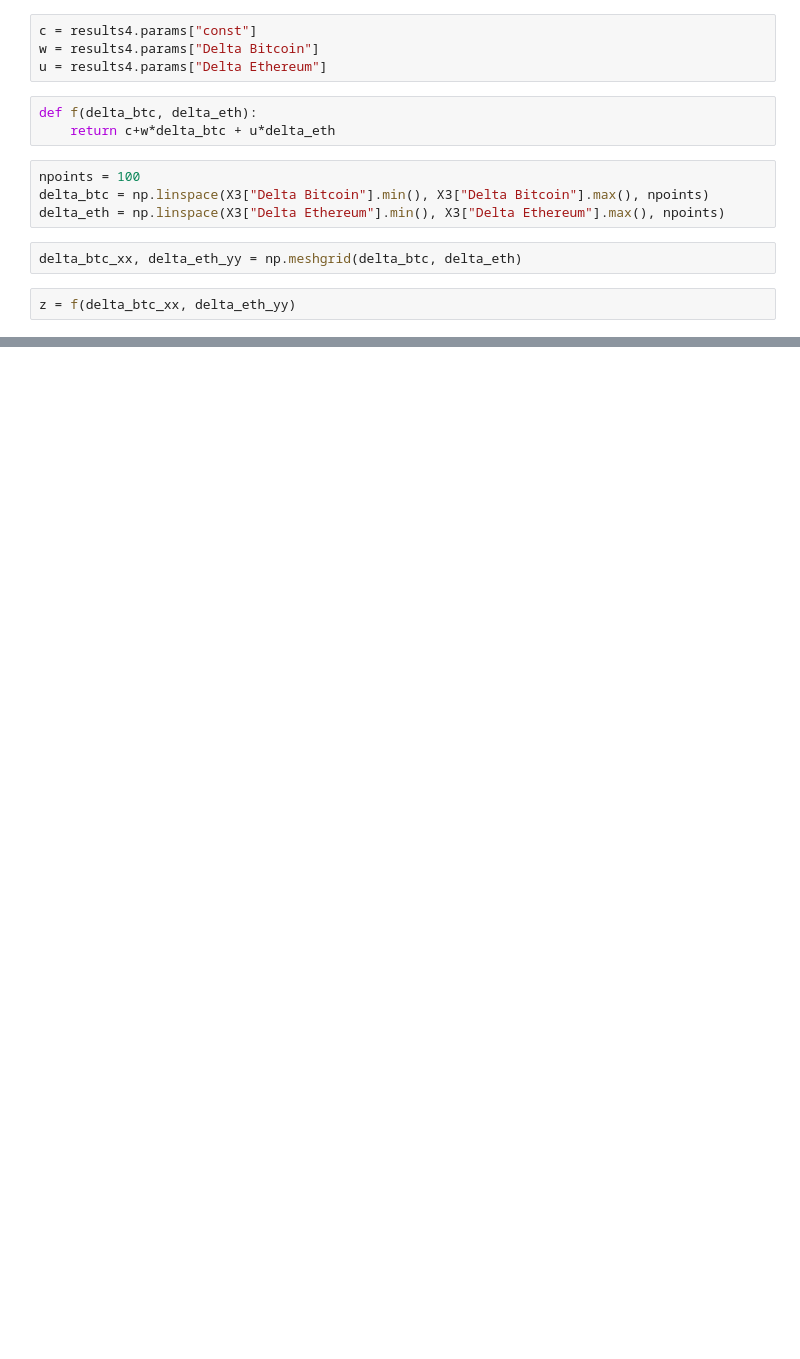
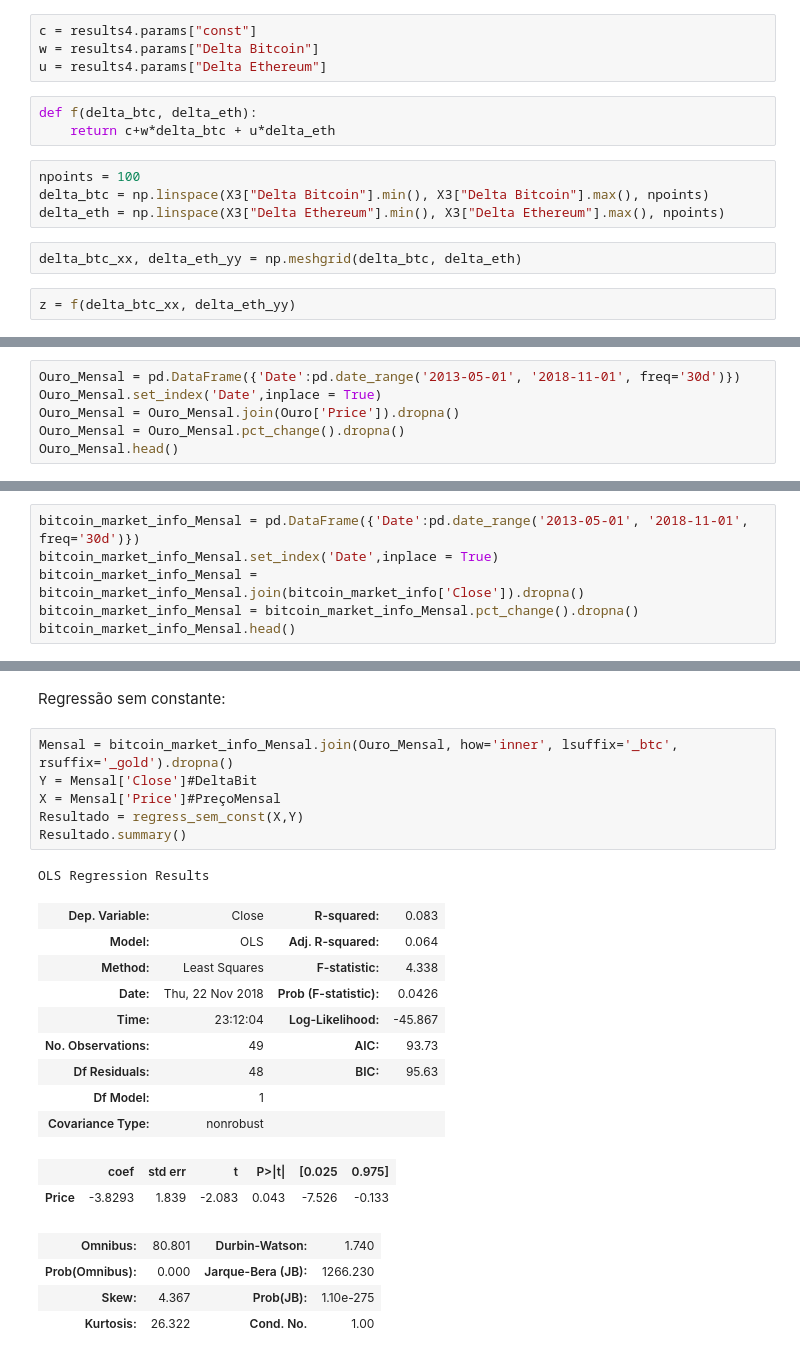
Before and after one commit to lucasmuchaluat/PROJETO-3---CIENCIA-DOS-DADOS, a Jupyter notebook: Crypto_Final_P3.ipynb, the cells around one changed output, grey strips where cells are left out. Saved outputs shown, nothing was run; the diff lists cells and outputs as text; blank space fills up the shorter version.

```diff
--- a/Crypto_Final_P3.ipynb
+++ b/Crypto_Final_P3.ipynb
@@ -459,0 +541,6 @@ NameError: name 'close_xx' is not defined
+# %%
+Ouro_Mensal = pd.DataFrame({'Date':pd.date_range('2013-05-01', '2018-11-01', freq='30d')})
+Ouro_Mensal.set_index('Date',inplace = True)
+Ouro_Mensal = Ouro_Mensal.join(Ouro['Price']).dropna()
+Ouro_Mensal = Ouro_Mensal.pct_change().dropna()
+Ouro_Mensal.head()
@@ -459,0 +555,6 @@ NameError: name 'close_xx' is not defined
+# %%
+bitcoin_market_info_Mensal = pd.DataFrame({'Date':pd.date_range('2013-05-01', '2018-11-01', freq='30d')})
+bitcoin_market_info_Mensal.set_index('Date',inplace = True)
+bitcoin_market_info_Mensal = bitcoin_market_info_Mensal.join(bitcoin_market_info['Close']).dropna()
+bitcoin_market_info_Mensal = bitcoin_market_info_Mensal.pct_change().dropna()
+bitcoin_market_info_Mensal.head()
@@ -459,0 +569,25 @@ NameError: name 'close_xx' is not defined
+# %% [markdown]
+Regressão sem constante:
+# %%
+Mensal = bitcoin_market_info_Mensal.join(Ouro_Mensal, how='inner', lsuffix='_btc', rsuffix='_gold').dropna()
+Y = Mensal['Close']#DeltaBit
+X = Mensal['Price']#PreçoMensal
+Resultado = regress_sem_const(X,Y)
+Resultado.summary()
+# %% [output]
+OLS Regression Results
+| Dep. Variable: | Close | R-squared: | 0.083 |
+| Model: | OLS | Adj. R-squared: | 0.064 |
+| Method: | Least Squares | F-statistic: | 4.338 |
+| Date: | Thu, 22 Nov 2018 | Prob (F-statistic): | 0.0426 |
+| Time: | 23:12:04 | Log-Likelihood: | -45.867 |
+| No. Observations: | 49 | AIC: | 93.73 |
+| Df Residuals: | 48 | BIC: | 95.63 |
+| Df Model: | 1 |  |  |
+| Covariance Type: | nonrobust |  |  |
+|  | coef | std err | t | P>|t| | [0.025 | 0.975] |
+| Price | -3.8293 | 1.839 | -2.083 | 0.043 | -7.526 | -0.133 |
+| Omnibus: | 80.801 | Durbin-Watson: | 1.740 |
+| Prob(Omnibus): | 0.000 | Jarque-Bera (JB): | 1266.230 |
+| Skew: | 4.367 | Prob(JB): | 1.10e-275 |
+| Kurtosis: | 26.322 | Cond. No. | 1.00 |
```
Also changed, not shown: parts of 25 cells of this notebook.
